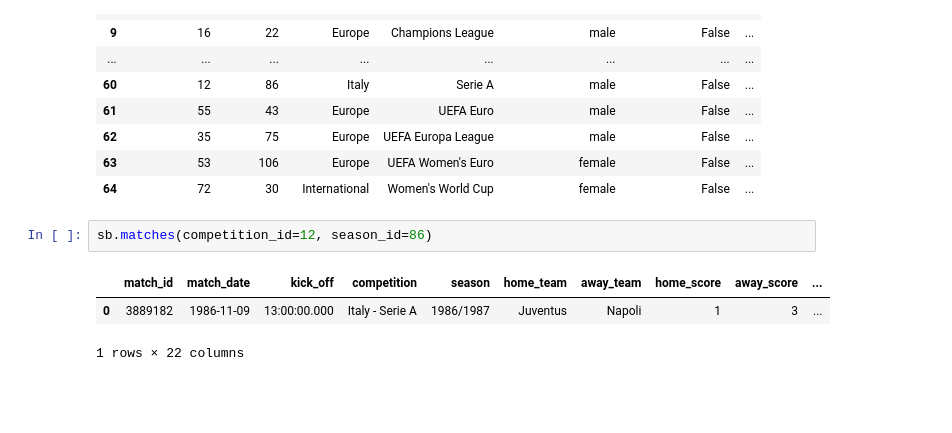
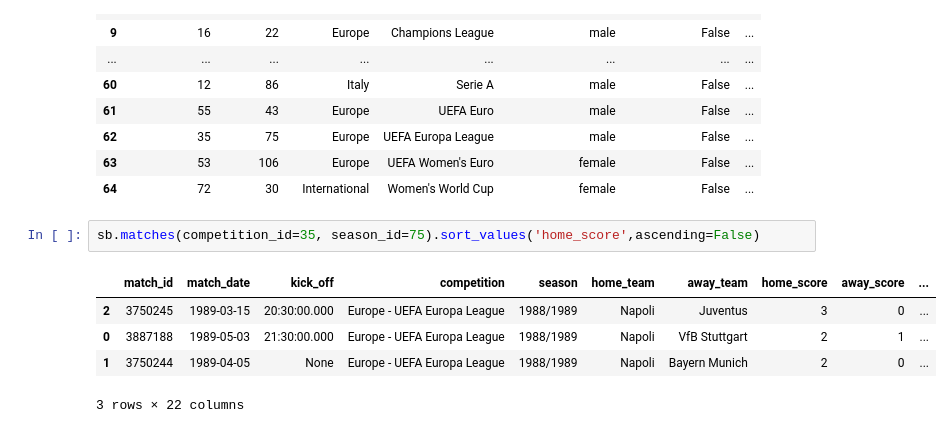
Before and after one commit to AugustSteff/Data-Analysis-in-football, a Jupyter notebook: Player_Reports/player_report.ipynb, the cells around one changed output. Saved outputs shown, nothing was run; the diff lists cells and outputs as text; blank space fills up the shorter version.

```diff
--- a/Player_Reports/player_report.ipynb
+++ b/Player_Reports/player_report.ipynb
@@ -29,9 +29,11 @@ sb.competitions()
 | 63 | 53 | 106 | Europe | UEFA Women's Euro | female | False | ... |
 | 64 | 72 | 30 | International | Women's World Cup | female | False | ... |
 # %%
-sb.matches(competition_id=12, season_id=86)
+sb.matches(competition_id=35, season_id=75).sort_values('home_score',ascending=False)
 # %% [output]
 |  | match_id | match_date | kick_off | competition | season | home_team | away_team | home_score | away_score | ... |
-| 0 | 3889182 | 1986-11-09 | 13:00:00.000 | Italy - Serie A | 1986/1987 | Juventus | Napoli | 1 | 3 | ... |
+| 2 | 3750245 | 1989-03-15 | 20:30:00.000 | Europe - UEFA Europa League | 1988/1989 | Napoli | Juventus | 3 | 0 | ... |
+| 0 | 3887188 | 1989-05-03 | 21:30:00.000 | Europe - UEFA Europa League | 1988/1989 | Napoli | VfB Stuttgart | 2 | 1 | ... |
+| 1 | 3750244 | 1989-04-05 | None | Europe - UEFA Europa League | 1988/1989 | Napoli | Bayern Munich | 2 | 0 | ... |
-1 rows × 22 columns
+3 rows × 22 columns
 # %%
```
Also changed, not shown: parts of 3 cells of this notebook, 2 other files.
